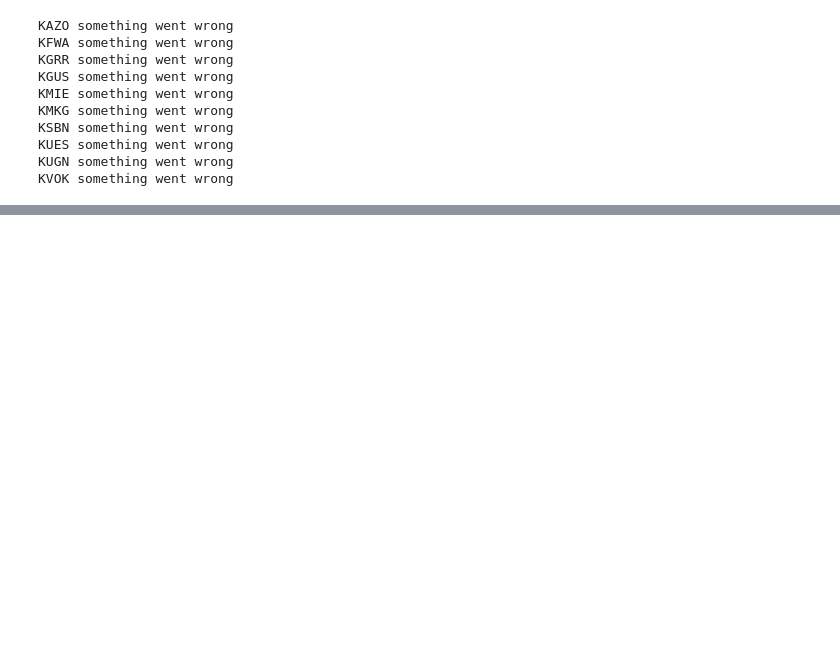
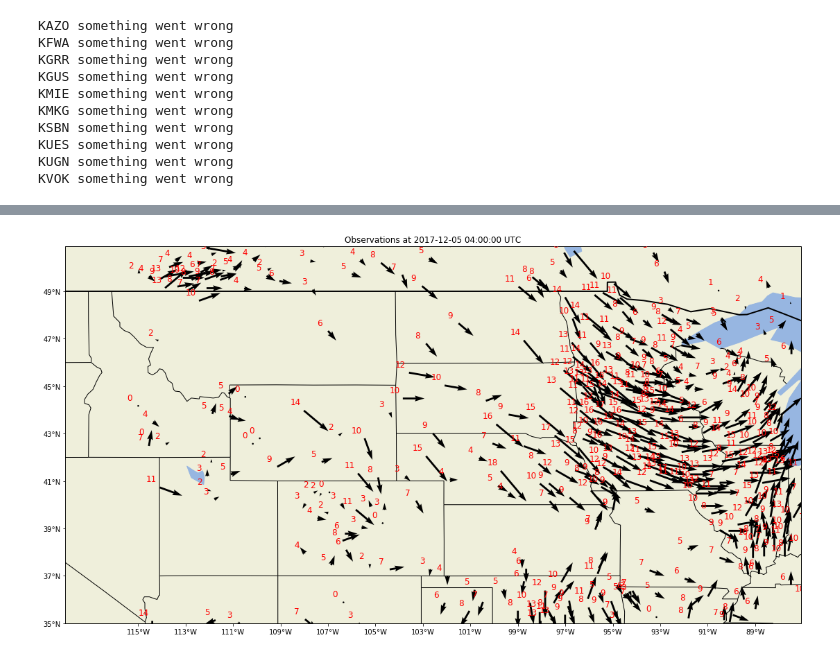
Before and after one commit to EVS-ATMOS/precip_change, a Jupyter notebook: notebooks/plot metars.ipynb, the cells around one changed output, grey strips where cells are left out. Cells and saved outputs as stored; diff of their text form; code cells hidden in the pictures; blank space fills up the shorter version.

```diff
--- a/notebooks/plot metars.ipynb
+++ b/notebooks/plot metars.ipynb
@@ -219,0 +319,6 @@ at_time['time'][0]
+# %%
+region_plot_vect(at_time, wind_units='km/h',
+                fname='/Users/scollis/funded_projects/precip_change/images/crazy_vectors.png',
+                extent=(-118, -87, 35, 50))
+# %% [output]
+[figure, added]
```
Also changed, not shown: parts of 13 cells of this notebook, 4 other files.
